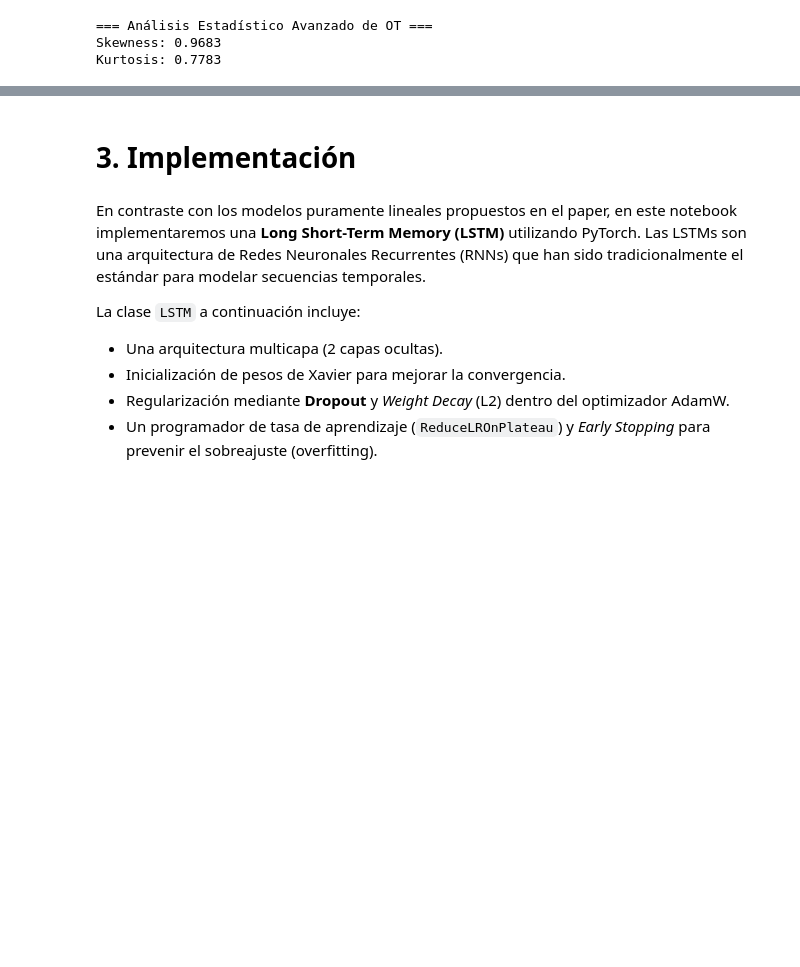
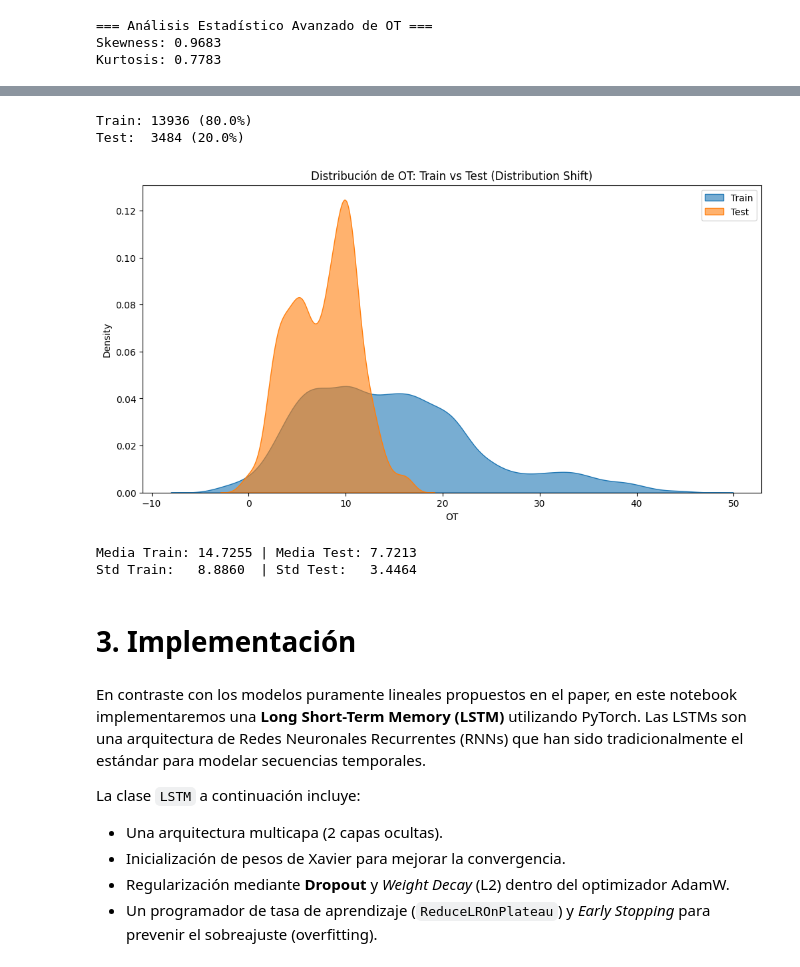
Before and after one commit to Dass-19/LTSF, a Jupyter notebook: experiment/LTSF.ipynb, the cells around one changed output, grey strips where cells are left out. Cells and saved outputs as stored; diff of their text form; code cells hidden in the pictures; blank space fills up the shorter version.

```diff
--- a/experiment/LTSF.ipynb
+++ b/experiment/LTSF.ipynb
@@ -265,5 +307,28 @@ Kurtosis: 0.7783
+# %%
+train_size = int(len(ETTh1) * 0.8)
+train = ETTh1.iloc[:train_size]
+test = ETTh1.iloc[train_size:]
+
+print(f"Train: {len(train)} ({len(train)/len(ETTh1)*100:.1f}%)")
+print(f"Test:  {len(test)} ({len(test)/len(ETTh1)*100:.1f}%)")
+
+plt.figure(figsize=(12, 6))
+sns.kdeplot(train[target], label='Train', fill=True, alpha=0.6)
+sns.kdeplot(test[target], label='Test', fill=True, alpha=0.6)
+plt.title('Distribución de OT: Train vs Test (Distribution Shift)')
+plt.legend()
+plt.show()
+
+print(f"\nMedia Train: {train[target].mean():.4f} | Media Test: {test[target].mean():.4f}")
+print(f"Std Train:   {train[target].std():.4f}  | Std Test:   {test[target].std():.4f}")
+# %% [output]
+Train: 13936 (80.0%)
+Test:  3484 (20.0%)
+[figure, new version]
+Media Train: 14.7255 | Media Test: 7.7213
+Std Train:   8.8860  | Std Test:   3.4464
 # %% [markdown]
-# 3. Implementación
+# **3. Implementación**
 # %% [markdown]
 
 
```
Also changed, not shown: parts of 48 cells of this notebook.
